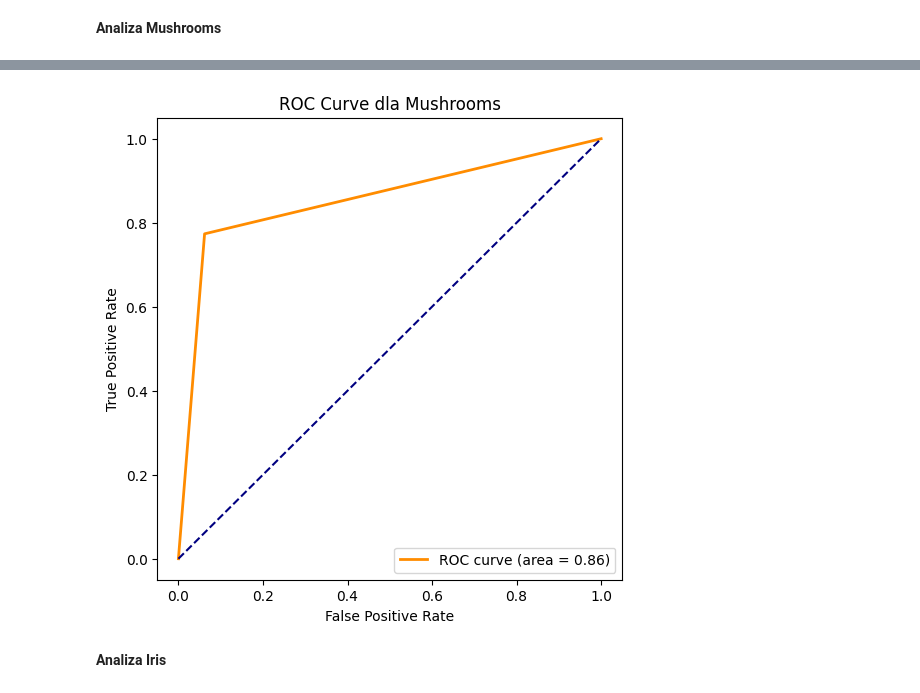
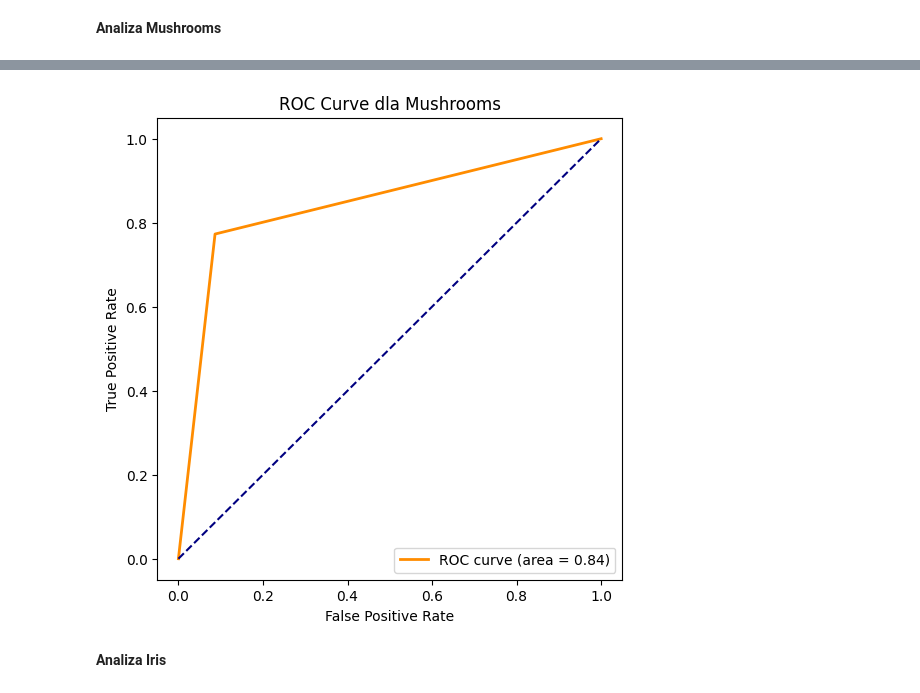
Before and after one commit to FalcO0O/Statystyka-projekt-AGH, a Jupyter notebook: statystyka1.ipynb, the cells around one changed output, grey strips where cells are left out. Saved outputs shown, nothing was run; the diff lists cells and outputs as text; code cells hidden in the pictures.

```diff
--- a/statystyka1.ipynb
+++ b/statystyka1.ipynb
@@ -260,9 +260,15 @@ class GaussianNaiveBayesClassifier:
 # %%
 # testuje model na zadanych parametrach, i zwraca te tablice - jedna poprawnego wyniku, a druga przewidywanego
 def test_model(_model: MultinomialNaiveBayesClassifier | GaussianNaiveBayesClassifier,
-                     _set: pd.DataFrame, _target_column, _test_size: float=0.2, _epsilon=1e-6) -> tuple[np.array, np.array]:
+                     _set: pd.DataFrame,
+                     _target_column,
+                     _test_size: float=0.2,
+                     _epsilon=1e-6,
+                     _seed: int = None
+        ) -> tuple[np.array, np.array]:
+
     # Podział na zbiory treningowy i testowy
-    X_train, X_test = train_test_split(_set, test_size=_test_size)
+    X_train, X_test = train_test_split(_set, test_size=_test_size, random_state=_seed)
 
     # trenujemy model
     classifier = _model()
@@ -346,35 +382,35 @@ from sklearn.metrics import roc_curve, auc
 file_path = "./mushroom-classification/mushrooms.csv"
 
 mushrooms = pd.read_csv(file_path)
 target_column = 'class'
 model = MultinomialNaiveBayesClassifier
 
 y_test_mush, y_pred_mush = test_model(_model=model,
                                       _target_column=target_column,
                                       _set=mushrooms,
-                                      _test_size=0.1)
+                                      _test_size=0.2)
 
 # preparing data: e -> 0, p -> 1
 y_test_mush[y_test_mush == 'e'] = 0
 y_test_mush[y_test_mush == 'p'] = 1
 y_pred_mush[y_pred_mush == 'e'] = 0
 y_pred_mush[y_pred_mush == 'p'] = 1
 y_test_mush = y_test_mush.astype('int')
 y_pred_mush = y_pred_mush.astype('int')
 
 fpr, tpr, _ = roc_curve(y_test_mush, y_pred_mush)
 roc_auc = auc(fpr, tpr)
 
 plt.figure(figsize=(6,6))
 plt.plot(fpr, tpr, color="darkorange", lw=2, label=f"ROC curve (area = {roc_auc:.2f})")
 plt.plot([0, 1], [0, 1], color="navy", linestyle="--")
 plt.xlabel("False Positive Rate")
 plt.ylabel("True Positive Rate")
 plt.title("ROC Curve dla Mushrooms")
 plt.legend(loc="lower right")
 plt.show()
 # %% [output]
-[figure, old version]
+[figure, new version]
 # %% [markdown]
 **Analiza Iris**
 # %%
```
Also changed, not shown: parts of 4 cells of this notebook.
